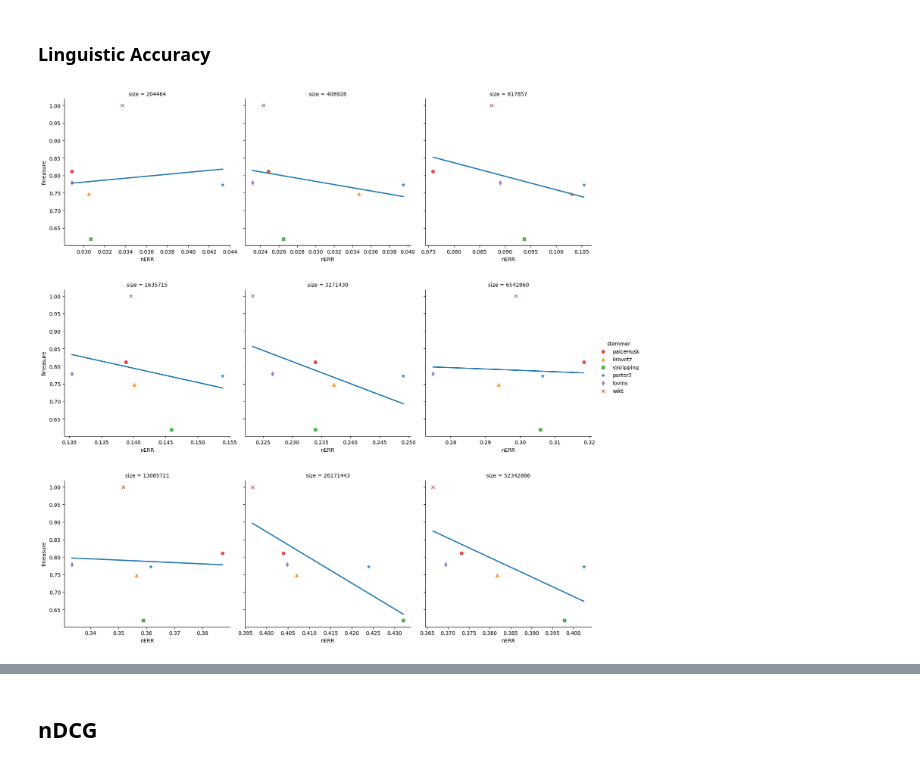
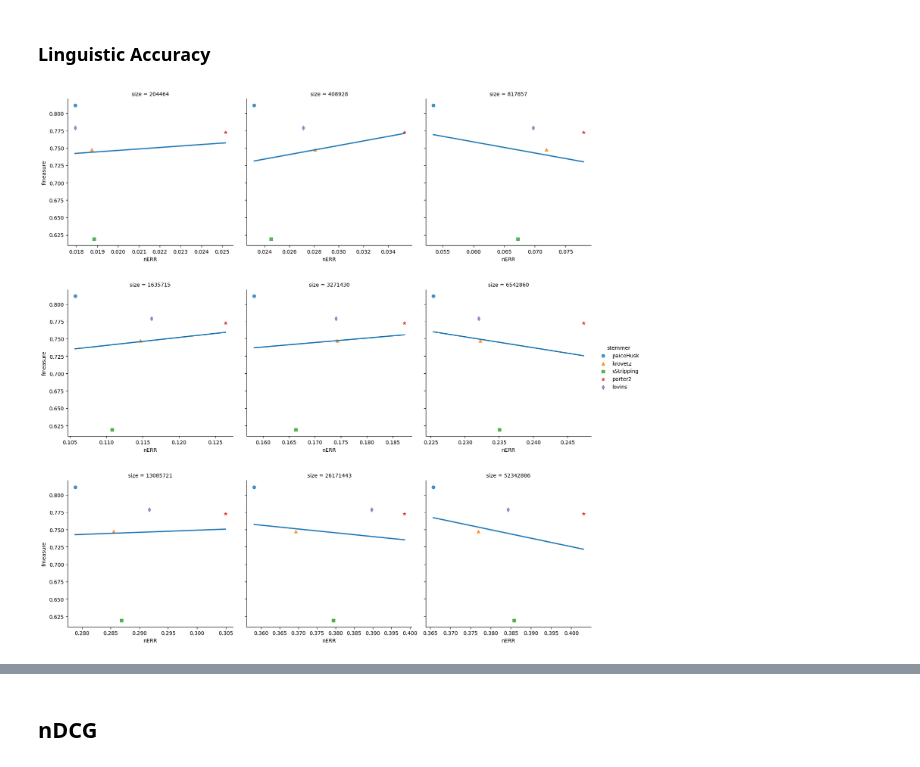
Before and after one commit to Axiomatic314/Stemming, a Jupyter notebook: clueweb-collectionSize.ipynb, the cells around one changed output, grey strips where cells are left out. Saved outputs shown, nothing was run; the diff lists cells and outputs as text; code cells hidden in the pictures.

```diff
--- a/clueweb-collectionSize.ipynb
+++ b/clueweb-collectionSize.ipynb
@@ -14,6 +14,9 @@ collection_n_values = [1,2,4,8,16,32,64,128,256]
 collection_sizes = [52342886, 26171443, 13085721, 6542860, 3271430, 1635715, 817857, 408928, 204464]
 data_dir_clueweb = path.join("Data", "clueweb")
 data_dir_wikt = path.join("Data", "wikt")
+
+MARKERS = ["o","^","s","*","d", "P", "X"]
+COLORS = ["tab:red","tab:orange","tab:green","tab:blue","tab:purple", "tab:brown", "tab:pink"]
 # %% [markdown]
 ## nERR-IA
 # %% [markdown]
@@ -111,8 +116,6 @@ display(nERR[nERR["QID"] == 232])
 ### Statistical Significance
 # %%
 #t-test between the porter2 stemmer (one of the best performing) and no stemming
-porter = list()
-none = list()
 for size in collection_sizes:
     p = list()
     n = list()
@@ -120,8 +123,4 @@ for size in collection_sizes:
     p = target_data[target_data["stemmer"] == "porter2"].loc[:,"nERR"].tolist()
     n = target_data[target_data["stemmer"] == "none"].loc[:,"nERR"].tolist()
     print(f"Size: {size} {stats.ttest_rel(p,n)}")
-    porter.extend(p)
-    none.extend(n)
-print()
-print(f"Overall: {stats.ttest_rel(porter,none)}")
 # %% [output]
@@ -139,16 +136,10 @@ Overall: TtestResult(statistic=0.048715197589225774, pvalue=0.961167925946953, d
 # %%
-#t-test between the wikt stemmer (one of the lowest performing) and no stemming
-stemmer = list()
-none = list()
+#t-test between the paice/Husk (one of the lowest performing) and no stemming
 for size in collection_sizes:
     s = list()
     n = list()
     target_data = nERR_size[nERR_size["size"] == size]
-    s = target_data[target_data["stemmer"] == "wikt"].loc[:,"nERR"].tolist()
+    s = target_data[target_data["stemmer"] == "paiceHusk"].loc[:,"nERR"].tolist()
     n = target_data[target_data["stemmer"] == "none"].loc[:,"nERR"].tolist()
     print(f"Size: {size} {stats.ttest_rel(s,n)}")
-    stemmer.extend(s)
-    none.extend(n)
-print()
-print(f"Overall: {stats.ttest_rel(stemmer,none)}")
 # %% [output]
@@ -165,0 +155,9 @@ Overall: TtestResult(statistic=-3.154780490536547, pvalue=0.0017140844743041945,
+# %%
+#t-test between porter2 and paiceHusk
+for size in collection_sizes:
+    s = list()
+    n = list()
+    target_data = nERR_size[nERR_size["size"] == size]
+    s = target_data[target_data["stemmer"] == "porter2"].loc[:,"nERR"].tolist()
+    n = target_data[target_data["stemmer"] == "paiceHusk"].loc[:,"nERR"].tolist()
+    print(f"Size: {size} {stats.ttest_rel(s,n)}")
@@ -177,18 +185,15 @@ for size in collection_sizes:
     fmeasures.extend(averages)
 nERR_fmeasure = nERR_fmeasure.assign(fmeasure=fmeasures)
 # %%
-MARKERS = ["o","^","s","*","d","x"]
-COLORS = ["tab:red","tab:orange","tab:green","tab:blue","tab:purple","tab:brown"]
-
-graph = sns.lmplot(nERR_fmeasure, x="nERR", y="fmeasure", hue="stemmer", markers=MARKERS, palette=COLORS, col="size", col_wrap=3, facet_kws={"sharex": False}, fit_reg=False)
+graph = sns.lmplot(nERR_fmeasure, x="nERR", y="fmeasure", hue="stemmer", markers=MARKERS[:-2], col="size", col_wrap=3, facet_kws={"sharex": False}, fit_reg=False)
 
 for collection_size, ax in zip(np.unique(nERR_fmeasure["size"]), graph.axes):
     target_data = nERR_fmeasure[nERR_fmeasure["size"] == collection_size]
     sns.regplot(target_data, x="nERR", y="fmeasure", scatter=False, ci=None, ax=ax)
 plt.subplots_adjust(hspace=0.3)
 plt.show()
 # %% [output]
-[figure, old version]
+[figure, new version]
 # %%
 for size in collection_sizes:
     x = nERR_fmeasure[nERR_fmeasure["size"] == size]["nERR"].to_numpy()
```
Also changed, not shown: parts of 6 cells of this notebook.
